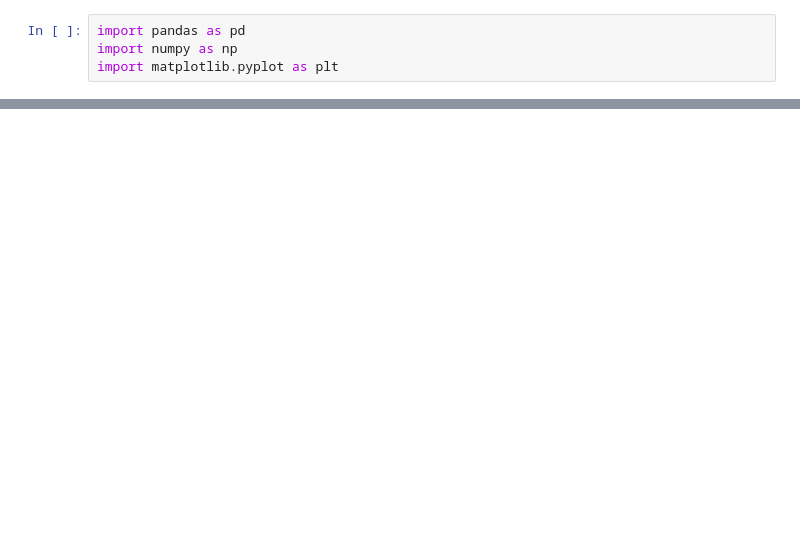
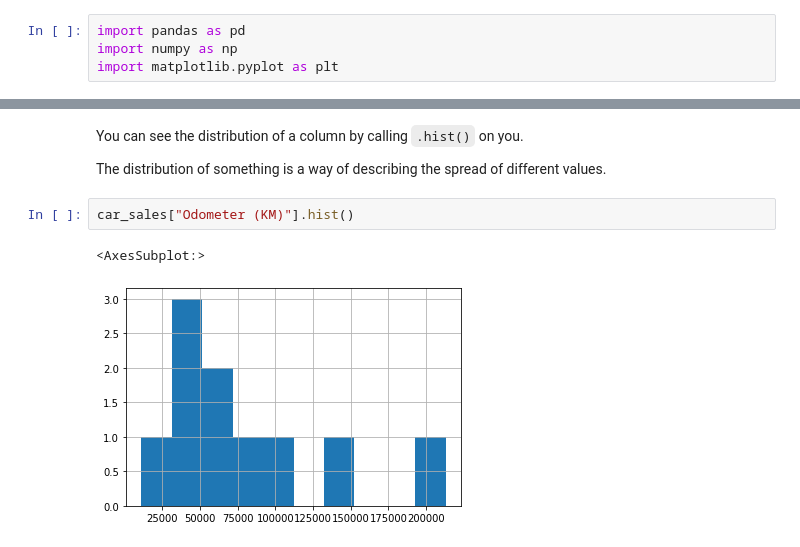
Before and after one commit to hasaanshah19n/PANDAS, a Jupyter notebook: Pandas Notes.ipynb, the cells around one changed output, grey strips where cells are left out. Drawn from its saved outputs; the diff is of its cells as text; blank space fills up the shorter version.

```diff
--- a/Pandas Notes.ipynb
+++ b/Pandas Notes.ipynb
@@ -30,0 +591,9 @@ data
+# %% [markdown]
+You can see the distribution of a column by calling `.hist()` on you.
+
+The distribution of something is a way of describing the spread of different values.
+# %%
+car_sales["Odometer (KM)"].hist()
+# %% [output]
+<AxesSubplot:>
+[figure, added]
```
Also changed, not shown: parts of 145 cells of this notebook, 9 other files.
